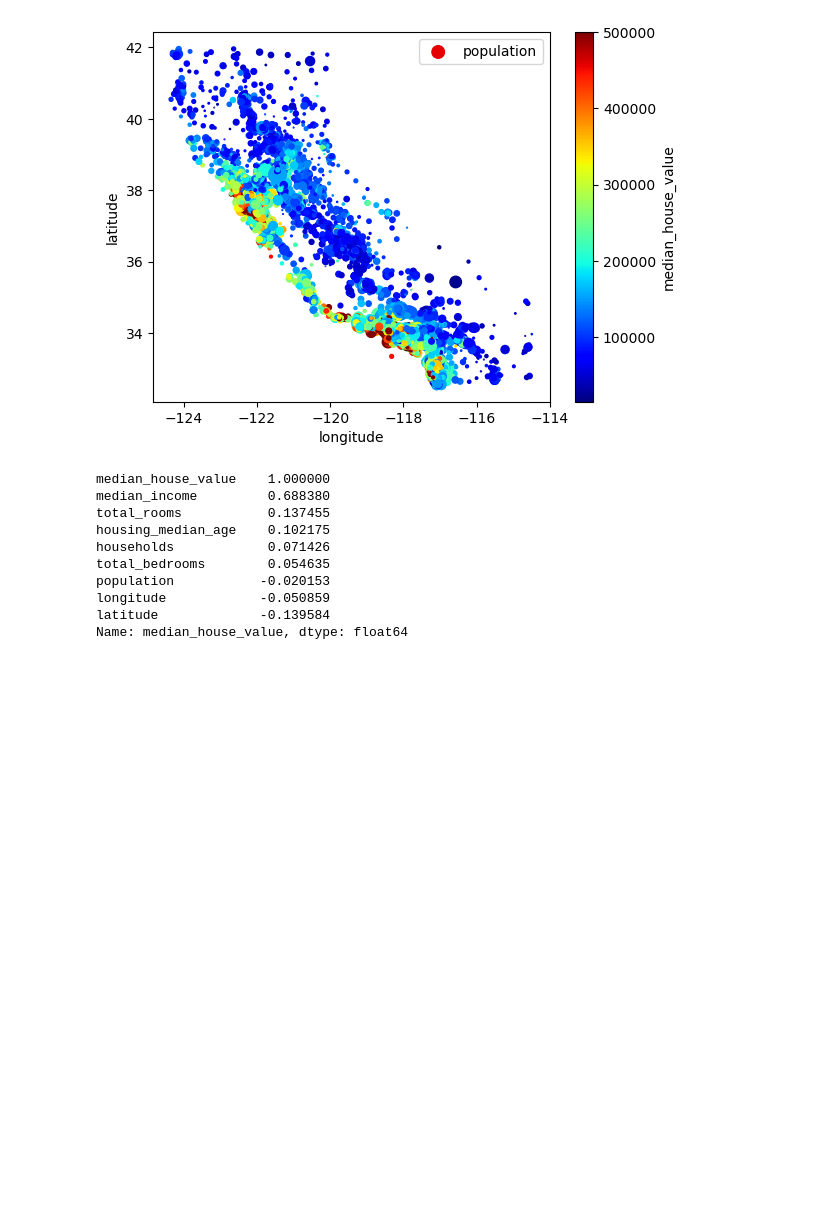
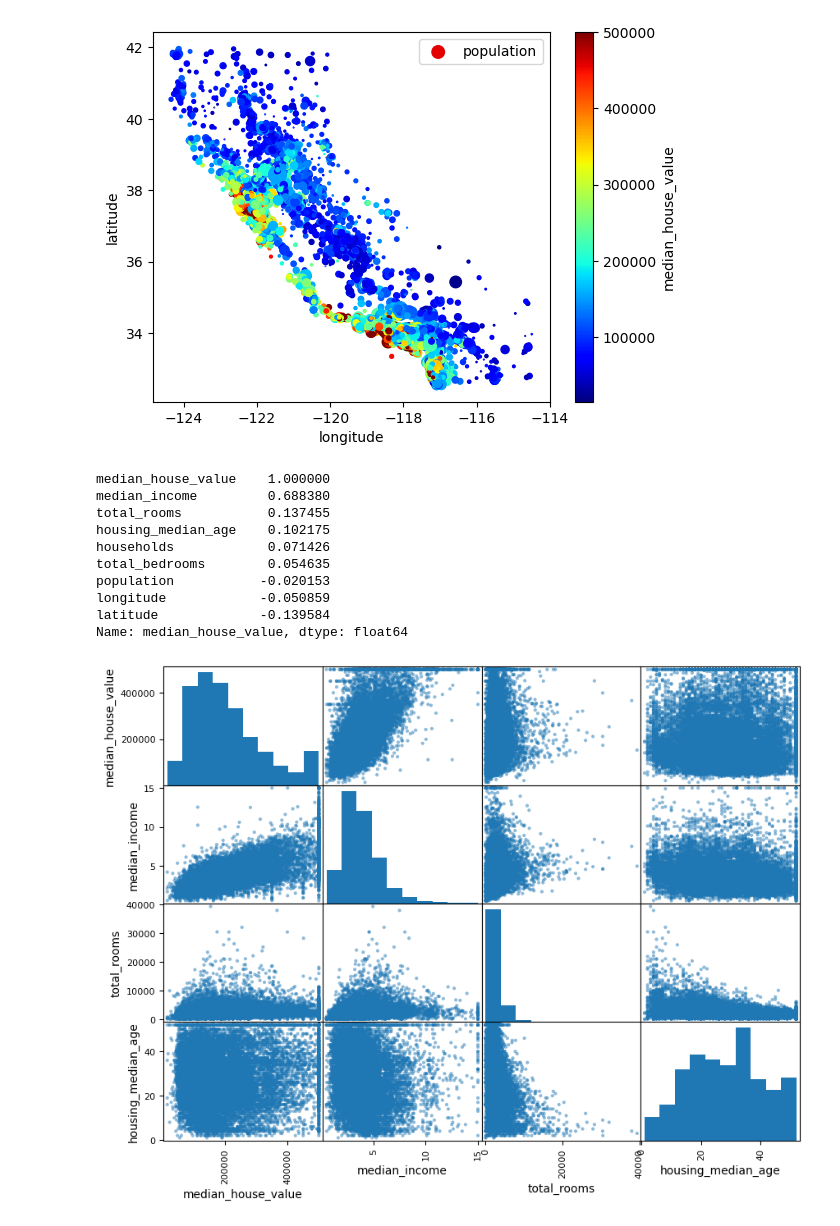
Before and after one commit to applewu265/PythonML_Projects, a Jupyter notebook: Housing_Price_Prediction/housing_price_predictions.ipynb, the cells around one changed output. Drawn from its saved outputs; the diff is of its cells as text; code cells hidden in the pictures; blank space fills up the shorter version.

Commit message:
examined training data, performed exploratory data analysis

```diff
--- a/Housing_Price_Prediction/housing_price_predictions.ipynb
+++ b/Housing_Price_Prediction/housing_price_predictions.ipynb
@@ -113,3 +115,10 @@ population           -0.020153
 longitude            -0.050859
 latitude             -0.139584
 Name: median_house_value, dtype: float64
+# %%
+# graph the top 3 attributes with highest correlation to median house value
+attributes = ["median_house_value", "median_income", "total_rooms", "housing_median_age"]
+pd.plotting.scatter_matrix(split_train[attributes], figsize = (10, 7.5))
+plt.show()
+# %% [output]
+[figure, added]
```
Also changed, not shown: parts of 4 cells of this notebook.
